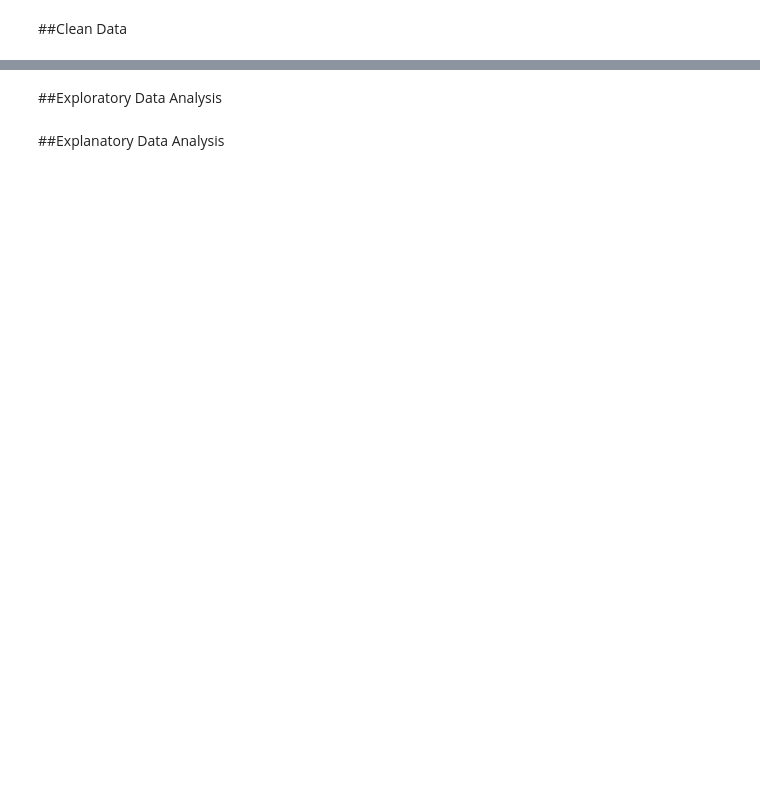
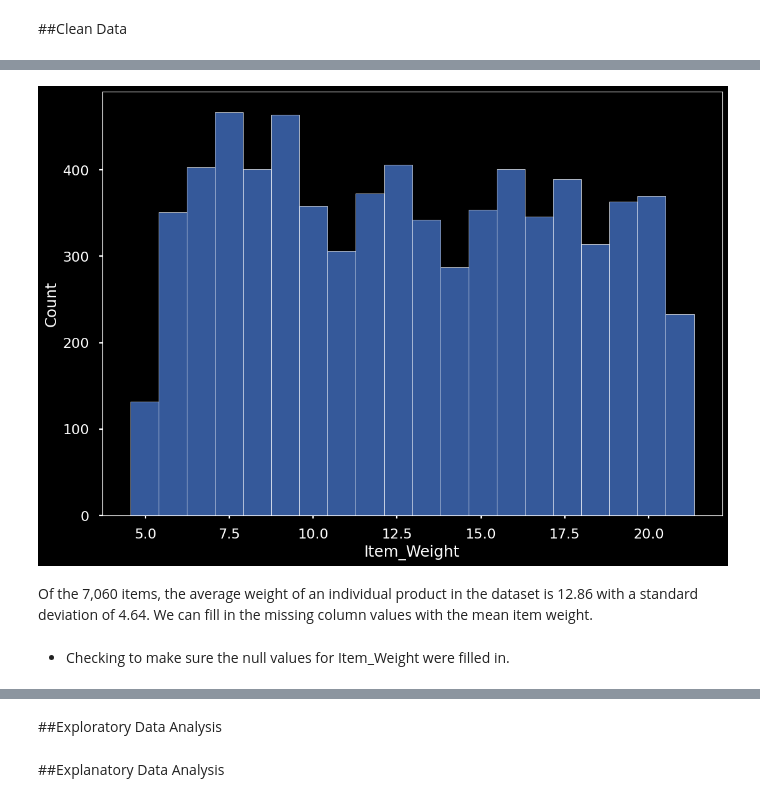
Before and after one commit to combechelsey/Prediction-of-Product-Sales, a Jupyter notebook: Prediction_of_Product_Sales.ipynb, the cells around one changed output, grey strips where cells are left out. Drawn from its saved outputs; the diff is of its cells as text; code cells hidden in the pictures; blank space fills up the shorter version.

```diff
--- a/Prediction_of_Product_Sales.ipynb
+++ b/Prediction_of_Product_Sales.ipynb
@@ -9,2 +50,5 @@
 # %% [markdown]
 ## Load and Inspect Data
+# %%
+df = pd.read_csv("/content/drive/MyDrive/CodingDojo/01-Fundamentals/Week02/Data/sales_predictions_2023.csv")
+df.head()
@@ -12,0 +167,3 @@
+# %%
+## Using three seaborn styles: dark_background, seaborn-muted and seaborn-poster.
+plt.style.use(['dark_background','seaborn-muted', 'seaborn-poster'])
@@ -12,0 +197,6 @@
+# %%
+ax = sns.histplot(data = df, x = 'Item_Weight');
+# %% [output]
+[figure, added]
+# %% [markdown]
+Of the 7,060 items, the average weight of an individual product in the dataset is 12.86 with a standard deviation of 4.64.  We can fill in the missing column values with the mean item weight.
@@ -12,0 +206,2 @@
+# %% [markdown]
+- Checking to make sure the null values for Item_Weight were filled in.
```
Also changed, not shown: parts of 33 cells of this notebook.
